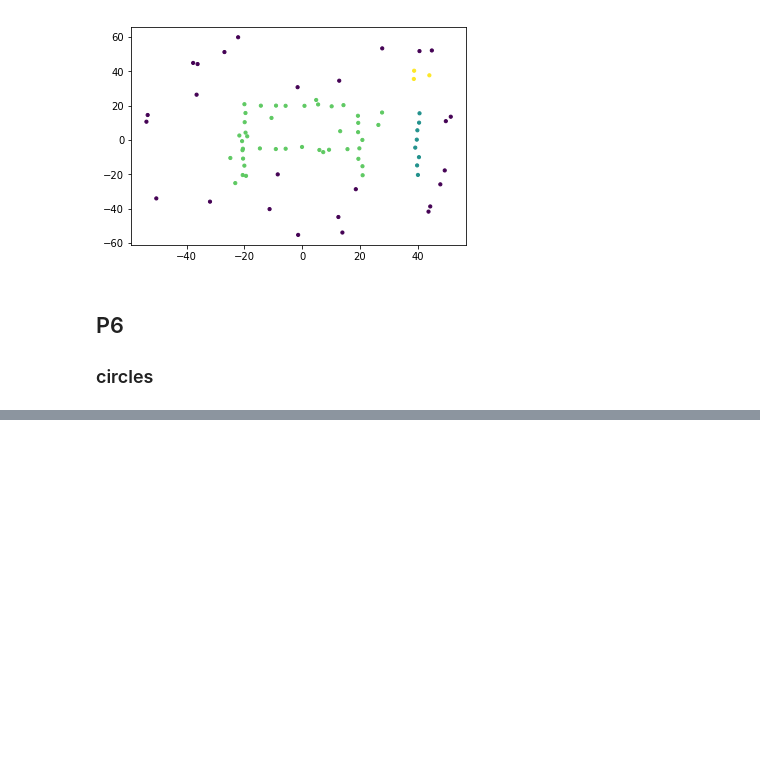
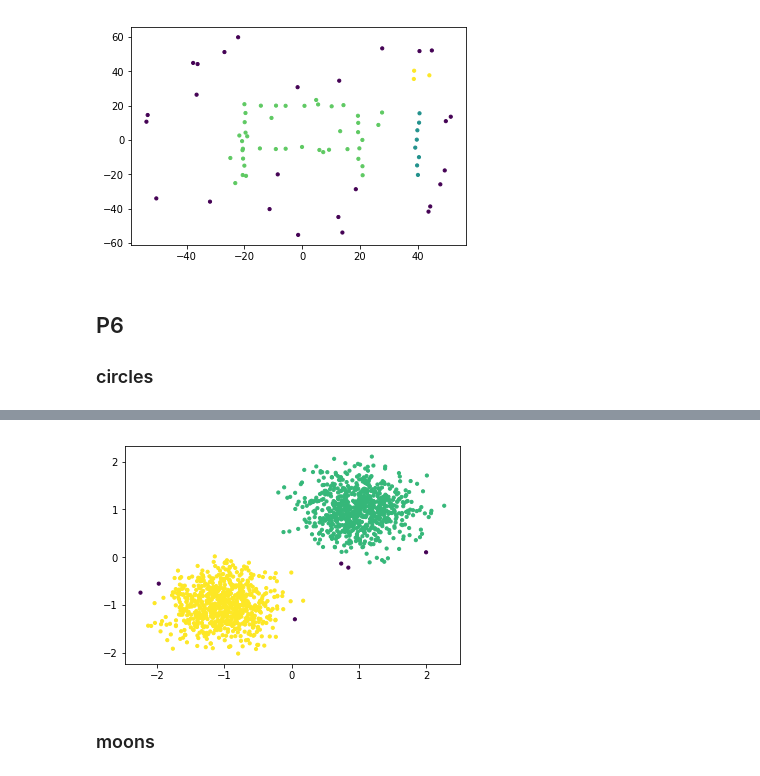
Before and after one commit to DarkestFloyd/CS6220, a Jupyter notebook: notebooks/DBSCAN.ipynb, the cells around one changed output, grey strips where cells are left out. Drawn from its saved outputs; the diff is of its cells as text; code cells hidden in the pictures; blank space fills up the shorter version.

```diff
--- a/notebooks/DBSCAN.ipynb
+++ b/notebooks/DBSCAN.ipynb
@@ -100,0 +96,10 @@ db_circles = db
+# %%
+blobs = pd.read_csv('../data/dbscan/blobs.csv')
+# %%
+blobs_X = blobs.values
+blobs_db = DBSCAN(X=blobs_X, eps=.25, min_pts=5)
+blobs_db.fit_and_plot()
+# %% [output]
+[figure, added]
+# %% [markdown]
+### moons
```
Also changed, not shown: parts of 6 cells of this notebook.
